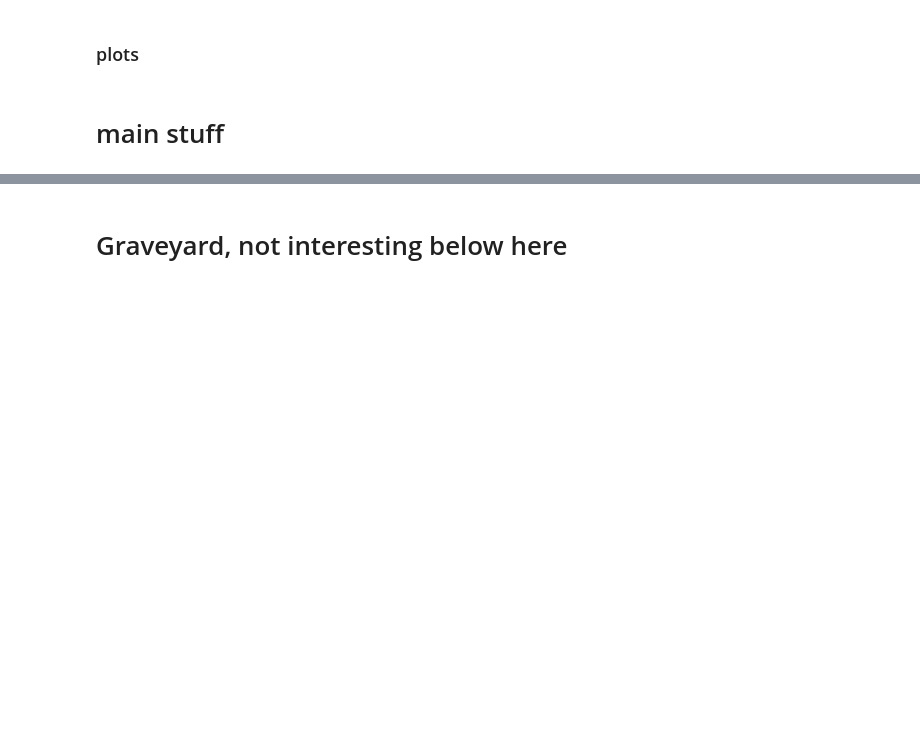
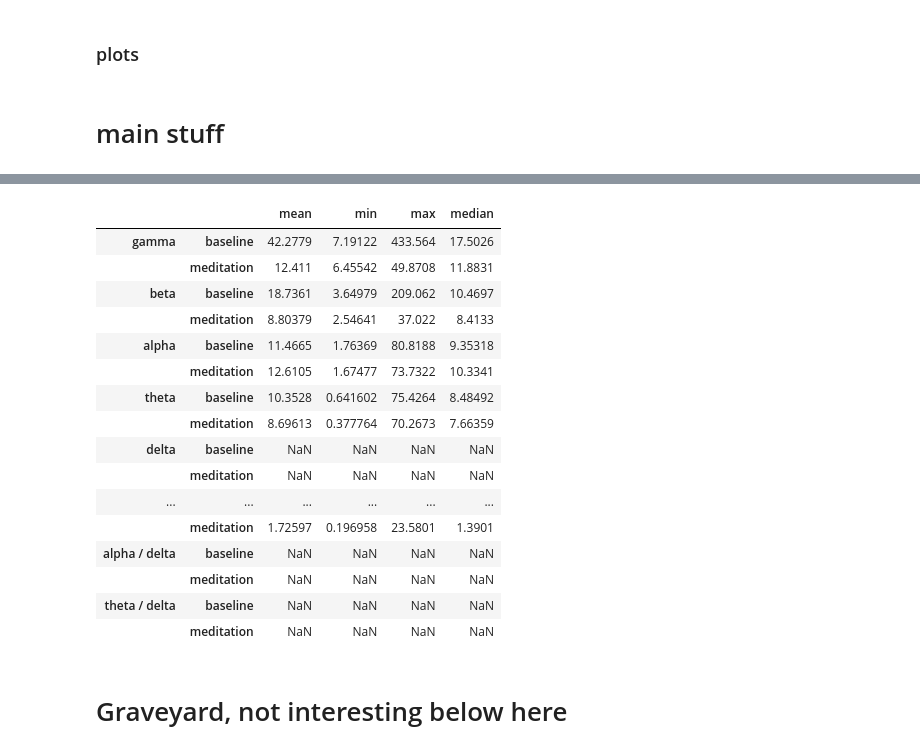
Before and after one commit to samuelsmal/eeg-meditation, a Jupyter notebook: analysis-sam/not-invented-here.ipynb, the cells around one changed output, grey strips where cells are left out. Drawn from its saved outputs; the diff is of its cells as text; code cells hidden in the pictures; blank space fills up the shorter version.

```diff
--- a/analysis-sam/not-invented-here.ipynb
+++ b/analysis-sam/not-invented-here.ipynb
@@ -249,3 +296,34 @@ plot_bandpowers(meditation_bandpower, electrode=electrode_of_interest);
+# %%
+aggregated_fns = ['mean', 'min', 'max', 'median']
+aggregated_power = pd.DataFrame(index=pd.MultiIndex.from_product([list(baseline_bandpower.keys()), ['baseline', 'meditation']]),
+                                columns=aggregated_fns)
+
+for band, power in baseline_bandpower.items():
+    aggregated_power.loc[(band, "baseline"), :] = power.agg(aggregated_fns)
+
+
+for band, power in meditation_bandpower.items():
+    aggregated_power.loc[(band, 'meditation'), :] = power.agg(aggregated_fns)
+# %%
+aggregated_power
+# %% [output]
+|  |  | mean | min | max | median |
+| gamma | baseline | 42.2779 | 7.19122 | 433.564 | 17.5026 |
+|  | meditation | 12.411 | 6.45542 | 49.8708 | 11.8831 |
+| beta | baseline | 18.7361 | 3.64979 | 209.062 | 10.4697 |
+|  | meditation | 8.80379 | 2.54641 | 37.022 | 8.4133 |
+| alpha | baseline | 11.4665 | 1.76369 | 80.8188 | 9.35318 |
+|  | meditation | 12.6105 | 1.67477 | 73.7322 | 10.3341 |
+| theta | baseline | 10.3528 | 0.641602 | 75.4264 | 8.48492 |
+|  | meditation | 8.69613 | 0.377764 | 70.2673 | 7.66359 |
+| delta | baseline | NaN | NaN | NaN | NaN |
+|  | meditation | NaN | NaN | NaN | NaN |
+| ... | ... | ... | ... | ... | ... |
+|  | meditation | 1.72597 | 0.196958 | 23.5801 | 1.3901 |
+| alpha / delta | baseline | NaN | NaN | NaN | NaN |
+|  | meditation | NaN | NaN | NaN | NaN |
+| theta / delta | baseline | NaN | NaN | NaN | NaN |
+|  | meditation | NaN | NaN | NaN | NaN |
 # %% [markdown]
 # Graveyard, not interesting below here
 # %%
```
Also changed, not shown: parts of 11 cells of this notebook, 1 other file.
